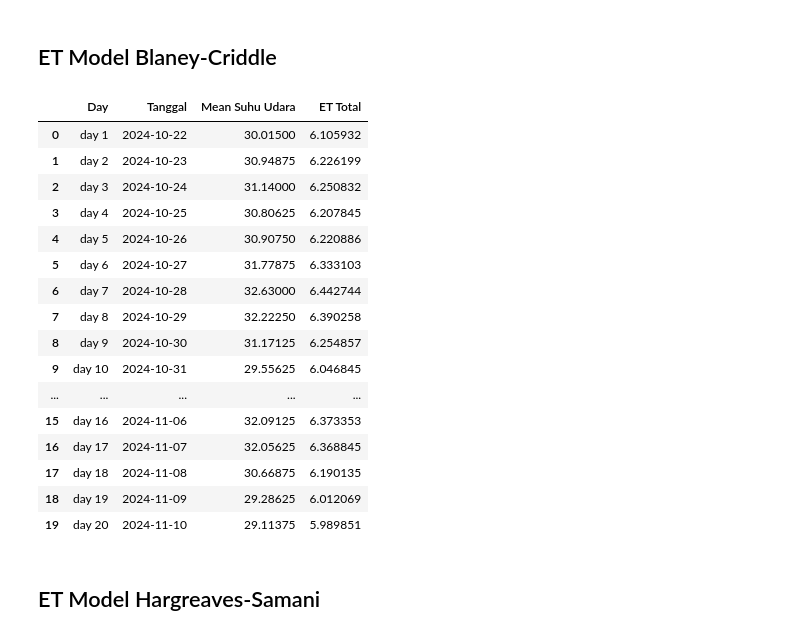
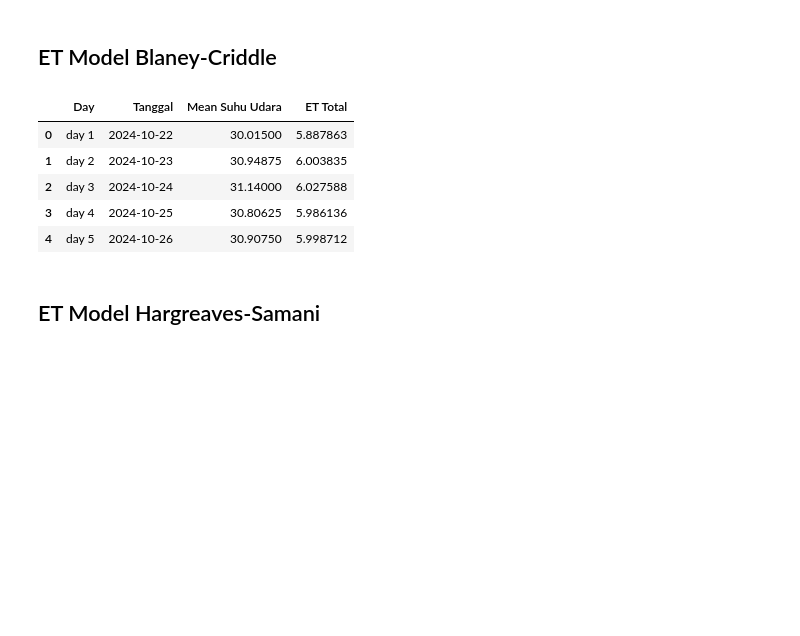
Before and after one commit to rafiachmadfr/Evapotranspiration-Analysis, a Jupyter notebook: analysis_program_3.ipynb, the cells around one changed output. Cells and saved outputs as stored; diff of their text form; code cells hidden in the pictures; blank space fills up the shorter version.

```diff
--- a/analysis_program_3.ipynb
+++ b/analysis_program_3.ipynb
@@ -15,13 +15,13 @@ from modul.extraterrestrial_radiation import extraterrestrial_radiation
 ## Inisialisasi Variabel
 # %%
 # Latitude
-latitude = -8.188
+latitude = (-8.188)
 
 # Massa jenis air dalam kg/m^3
-rho_air = 1000
+rho_air = (1000)
 
 # BC Metode berdasarkan tabel persentase hari terang
-persentase_hari_terang = 0.28 # (okt: 0.28; nov: 0.29)
+persentase_hari_terang = (0.27)
 
 kode_groups = ("A", "B", "C", "D", "E", "F")
 
@@ -199,25 +194,14 @@ for sheet_name in data_sekunder.sheet_names:
 # Buat DataFrame dari hasil
 df_hasil_bc = pd.DataFrame(hasil_bc_model)
 # %%
-df_hasil_bc
+df_hasil_bc.head()
 # %% [output]
 |  | Day | Tanggal | Mean Suhu Udara | ET Total |
-| 0 | day 1 | 2024-10-22 | 30.01500 | 6.105932 |
-| 1 | day 2 | 2024-10-23 | 30.94875 | 6.226199 |
-| 2 | day 3 | 2024-10-24 | 31.14000 | 6.250832 |
-| 3 | day 4 | 2024-10-25 | 30.80625 | 6.207845 |
-| 4 | day 5 | 2024-10-26 | 30.90750 | 6.220886 |
-| 5 | day 6 | 2024-10-27 | 31.77875 | 6.333103 |
-| 6 | day 7 | 2024-10-28 | 32.63000 | 6.442744 |
-| 7 | day 8 | 2024-10-29 | 32.22250 | 6.390258 |
-| 8 | day 9 | 2024-10-30 | 31.17125 | 6.254857 |
-| 9 | day 10 | 2024-10-31 | 29.55625 | 6.046845 |
-| ... | ... | ... | ... | ... |
-| 15 | day 16 | 2024-11-06 | 32.09125 | 6.373353 |
-| 16 | day 17 | 2024-11-07 | 32.05625 | 6.368845 |
-| 17 | day 18 | 2024-11-08 | 30.66875 | 6.190135 |
-| 18 | day 19 | 2024-11-09 | 29.28625 | 6.012069 |
-| 19 | day 20 | 2024-11-10 | 29.11375 | 5.989851 |
+| 0 | day 1 | 2024-10-22 | 30.01500 | 5.887863 |
+| 1 | day 2 | 2024-10-23 | 30.94875 | 6.003835 |
+| 2 | day 3 | 2024-10-24 | 31.14000 | 6.027588 |
+| 3 | day 4 | 2024-10-25 | 30.80625 | 5.986136 |
+| 4 | day 5 | 2024-10-26 | 30.90750 | 5.998712 |
 # %% [markdown]
 ## ET Model Hargreaves-Samani
 # %%
```
Also changed, not shown: parts of 3 cells of this notebook.
